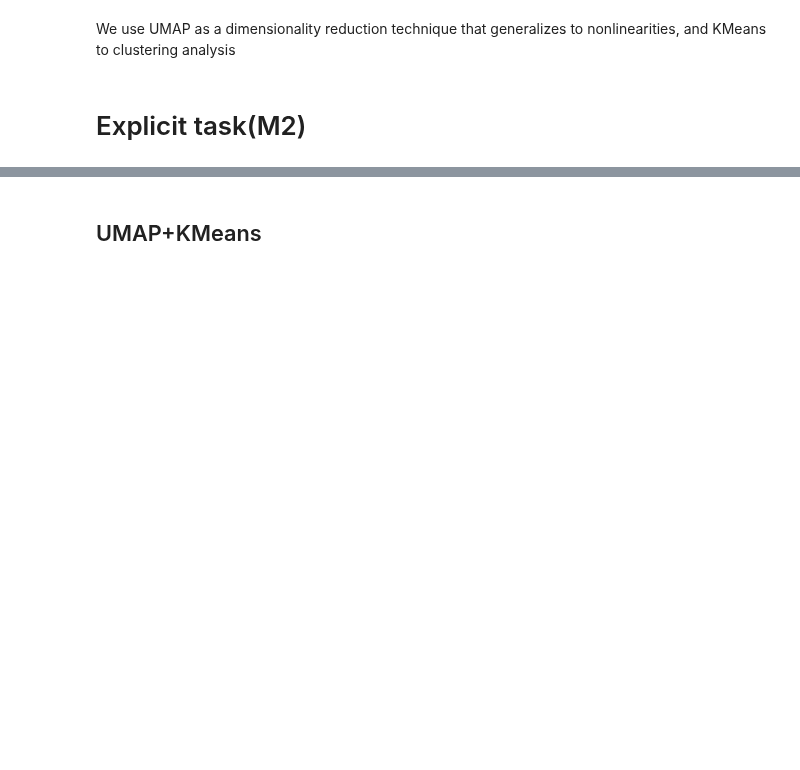
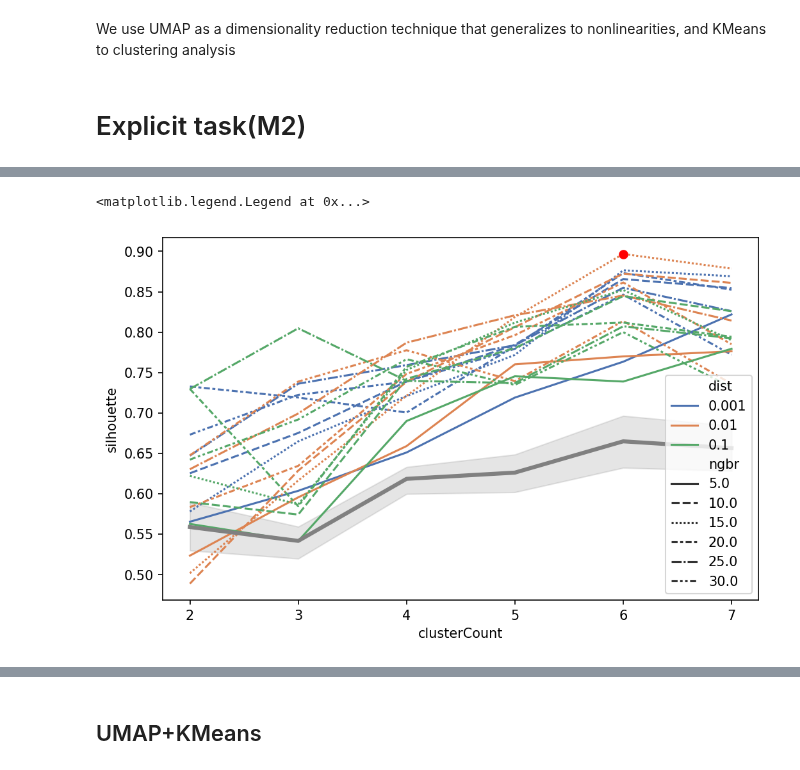
Before and after one commit to BNU-Wang-MSN-Lab/FAVEE-HPP, a Jupyter notebook: Study1/Categorical_model/ModelsInTasks/M1M2_Group_cat_clustering_159r.ipynb, the cells around one changed output, grey strips where cells are left out. Cells and saved outputs as stored; diff of their text form; code cells hidden in the pictures; blank space fills up the shorter version.

```diff
--- a/Study1/Categorical_model/ModelsInTasks/M1M2_Group_cat_clustering_159r.ipynb
+++ b/Study1/Categorical_model/ModelsInTasks/M1M2_Group_cat_clustering_159r.ipynb
@@ -33,0 +111,24 @@ We use UMAP as a dimensionality reduction technique that generalizes to nonlinea
+# %%
+resultdf = pd.DataFrame({'dist':[],'ngbr':[], 'clusterCount':[], 'silhouette':[]})
+for dist in [0.001, 0.01,0.1]:
+    for ngbr in [5,10,15,20,25,30]:
+        df_subset = ctg_umaps_results[(ctg_umaps_results['distance']==dist) & \
+                                      (ctg_umaps_results['neighbor']==ngbr)].iloc[:,:2]
+        for k in range(2,8):
+            model = KMeans(k, random_state=random_seed)
+            model.fit(df_subset)
+            cluster_labels = model.fit_predict(df_subset)
+            silhouette_avg = silhouette_score(df_subset, cluster_labels)
+
+            resultdf = resultdf.append({'dist':dist,'ngbr':ngbr,'clusterCount':k,
+                             'silhouette':silhouette_avg},ignore_index=True)
+# %%
+plt.figure(figsize = (8,5),dpi=150)
+sns.lineplot(data=resultdf, x='clusterCount', y='silhouette',hue='dist',style='ngbr',palette="deep")
+sns.lineplot(data=resultdf_tsne, x='clusterCount', y='silhouette',linewidth = 3,color="grey")
+max_idx = resultdf['silhouette'].idxmax()
+plt.plot(resultdf.loc[max_idx, 'clusterCount'], resultdf.loc[max_idx, 'silhouette'], marker='o', color='red')
+plt.legend(loc='lower right')
+# %% [output]
+<matplotlib.legend.Legend at 0x...>
+[figure, added]
```
Also changed, not shown: parts of 93 cells of this notebook, 20 other files.
